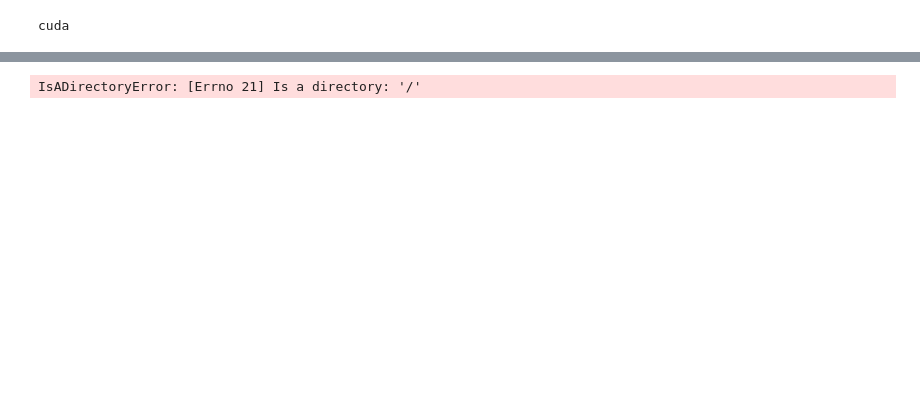
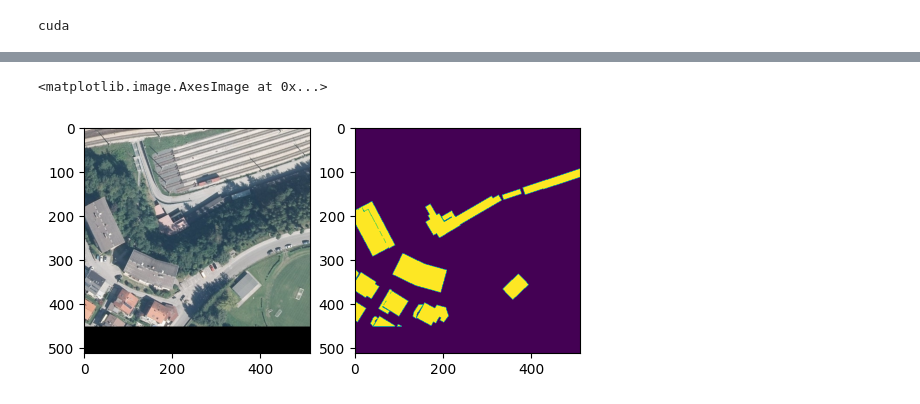
Before and after one commit to citruscaesar/urban-feature-extraction, a Jupyter notebook: datamodule.ipynb, the cells around one changed output, grey strips where cells are left out. Drawn from its saved outputs; the diff is of its cells as text; code cells hidden in the pictures; blank space fills up the shorter version.

Commit message:
still trying datapipes

```diff
--- a/datamodule.ipynb
+++ b/datamodule.ipynb
@@ -81,4 +49,0 @@ next(iter(catalog))
-# %%
-next(iter(catalog))
-# %% [output]
-IsADirectoryError: [Errno 21] Is a directory: '/'
@@ -84,0 +87,26 @@ IsADirectoryError: [Errno 21] Is a directory: '/'
+# %%
+catalog = dp.iter.IterableWrapper([TRAIN_CATALOG.as_posix()])
+catalog = catalog.open_files().parse_csv(skip_lines = 1)
+catalog = catalog.load_train_example(TRAIN_IMAGES, TRAIN_MASKS).shuffle()
+image_pipe, mask_pipe, dataset_pipe = catalog.unzip(3)
+
+mask_pipe = mask_pipe.open_files(mode = 'rb').load_image()
+#print(next(iter(mask_pipe)).shape)
+
+image_pipe = image_pipe.open_files(mode = 'rb').load_image()
+image_pipe = image_pipe.preprocess_image(dataset_pipe)
+#print(next(iter(image_pipe)).shape)
+datapipe = image_pipe.zip(mask_pipe)
+# %%
+dl = DataLoader(datapipe, shuffle=True)
+# %%
+image, mask = next(iter(dl))
+
+plt.subplot(121)
+plt.imshow(image[0])
+
+plt.subplot(122)
+plt.imshow(mask[0])
+# %% [output]
+<matplotlib.image.AxesImage at 0x...>
+[figure, added]
```
Also changed, not shown: parts of 11 cells of this notebook.
